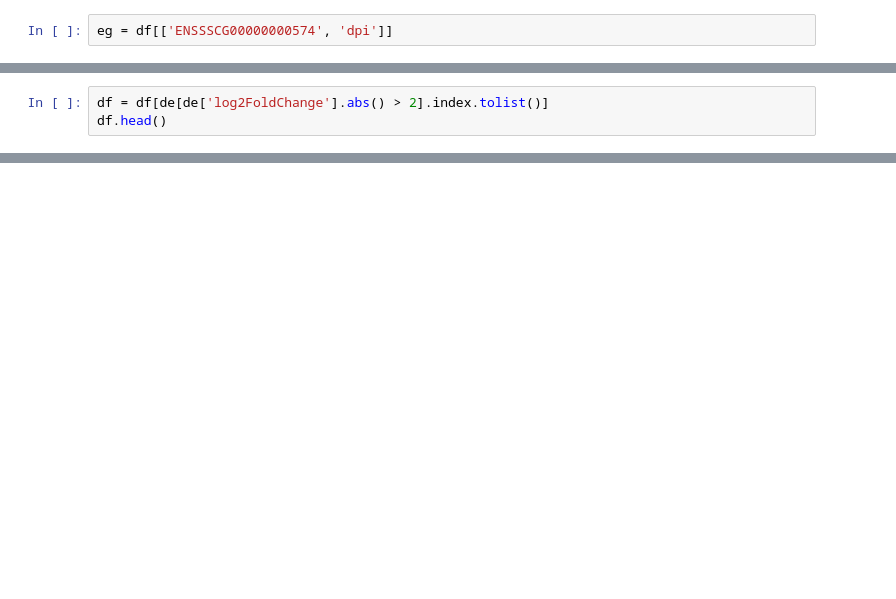
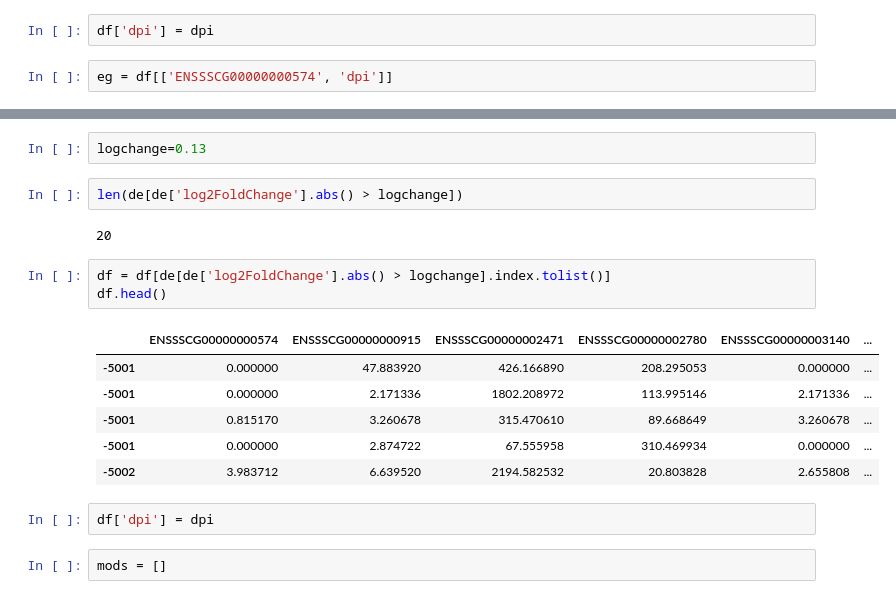
Before and after one commit to kristoffhernan/Pig-PRRSV-Infection-Prediction, a Jupyter notebook: impute_values.ipynb, the cells around one changed output, grey strips where cells are left out. Drawn from its saved outputs; the diff is of its cells as text; blank space fills up the shorter version.

```diff
--- a/impute_values.ipynb
+++ b/impute_values.ipynb
@@ -29,2 +38,4 @@ df
+# %%
+df['dpi'] = dpi
 # %%
 eg = df[['ENSSSCG00000000574', 'dpi']]
@@ -67,3 +55,0 @@ len(de[de['log2FoldChange'].abs() > 2])
-# %%
-df = df[de[de['log2FoldChange'].abs() > 2].index.tolist()]
-df.head()
@@ -192,0 +56,20 @@ for (columnName, columnData) in df.items():
+# %%
+logchange=0.13
+# %%
+len(de[de['log2FoldChange'].abs() > logchange])
+# %% [output]
+20
+# %%
+df = df[de[de['log2FoldChange'].abs() > logchange].index.tolist()]
+df.head()
+# %% [output]
+|  | ENSSSCG00000000574 | ENSSSCG00000000915 | ENSSSCG00000002471 | ENSSSCG00000002780 | ENSSSCG00000003140 | ... |
+| -5001 | 0.000000 | 47.883920 | 426.166890 | 208.295053 | 0.000000 | ... |
+| -5001 | 0.000000 | 2.171336 | 1802.208972 | 113.995146 | 2.171336 | ... |
+| -5001 | 0.815170 | 3.260678 | 315.470610 | 89.668649 | 3.260678 | ... |
+| -5001 | 0.000000 | 2.874722 | 67.555958 | 310.469934 | 0.000000 | ... |
+| -5002 | 3.983712 | 6.639520 | 2194.582532 | 20.803828 | 2.655808 | ... |
+# %%
+df['dpi'] = dpi
+# %%
+mods = []
```
Also changed, not shown: parts of 48 cells of this notebook.
